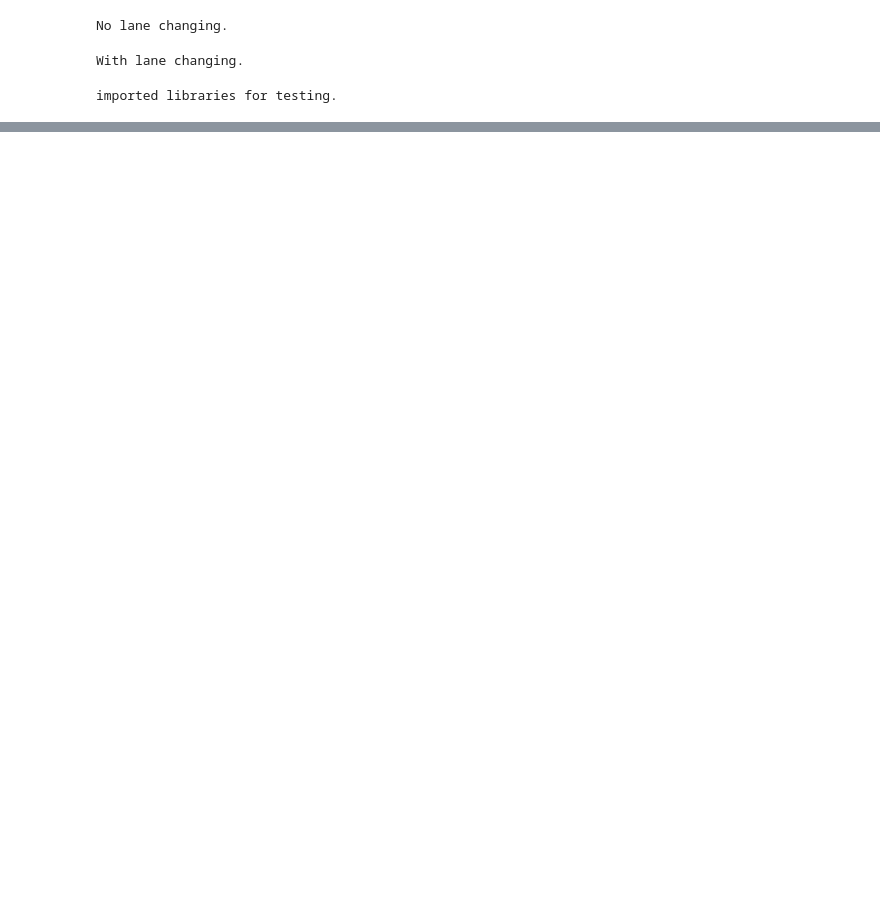
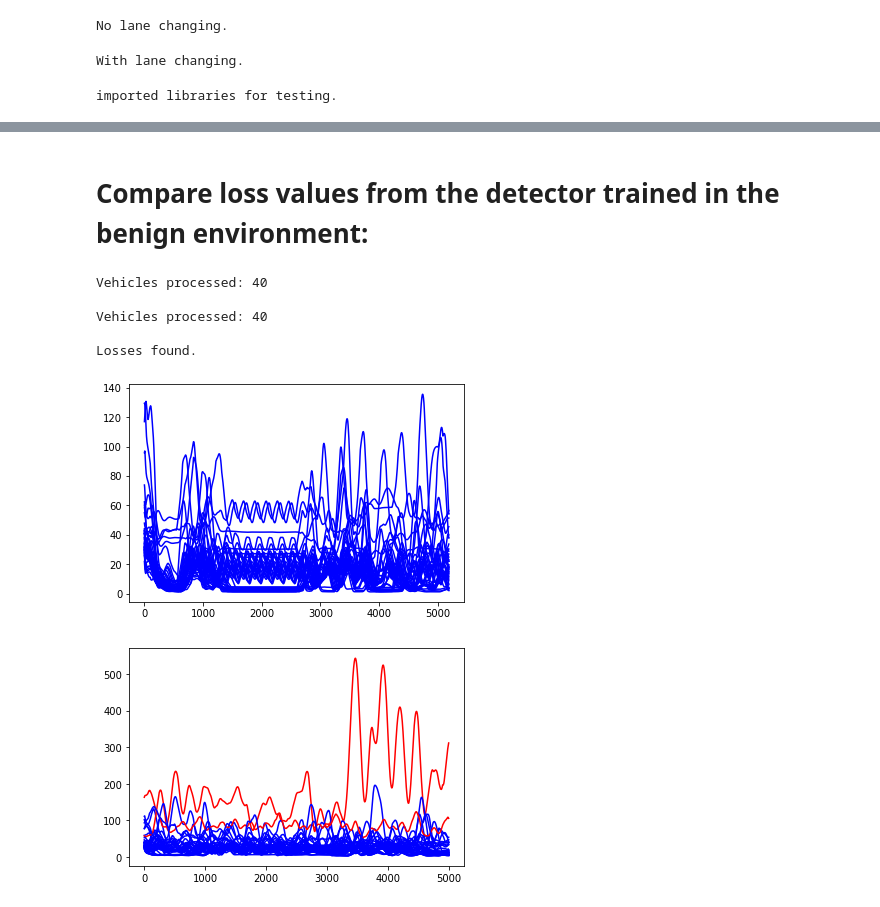
Before and after one commit to georgegunter/Anti-Flow, a Jupyter notebook: detector_dev/Explore 2 lane ring.ipynb, the cells around one changed output, grey strips where cells are left out. Cells and saved outputs as stored; diff of their text form; code cells hidden in the pictures; blank space fills up the shorter version.

```diff
--- a/detector_dev/Explore 2 lane ring.ipynb
+++ b/detector_dev/Explore 2 lane ring.ipynb
@@ -283,0 +464,80 @@ from Detectors.Deep_Learning.AutoEncoders.utils import SeqDataset,train_epoch,ev
+# %% [markdown]
+# Compare loss values from the detector trained in the benign environment:
+# %%
+reload(Detectors.Deep_Learning.AutoEncoders.utils)
+reload(utils)
+from utils import assess_relative_model_on_attack
+import time
+
+
+#This is custom for total observation:
+
+def get_losses(timeseries_dict,model,want_timeseries_plot=True):
+    veh_ids = list(timeseries_dict.keys())
+
+    num_veh_processed = 0
+
+    testing_losses_dict = dict.fromkeys(veh_ids)
+
+    for veh_id in veh_ids:
+        timeseries_list = []
+
+        speed = timeseries_dict[veh_id][:,1]
+        accel = np.gradient(speed,.1)
+        head_way = timeseries_dict[veh_id][:,2]
+        rel_vel = timeseries_dict[veh_id][:,3]
+
+        timeseries_list.append([speed,accel,head_way,rel_vel])
+
+        timeseries_list = [speed,accel,head_way,rel_vel]
+
+        _,loss = sliding_window_mult_feat(model,timeseries_list)
+
+        testing_losses_dict[veh_id]=loss
+
+        num_veh_processed+=1
+
+        sys.stdout.write('\r'+'Vehicles processed: '+str(num_veh_processed)+'\r')
+
+    print('\n')
+
+    smoothed_losses = dict.fromkeys(veh_ids)
+    time = timeseries_dict[veh_ids[0]][:,0]
+
+    #Get smoothed loss values:
+    for veh_id in veh_ids:
+        loss = testing_losses_dict[veh_id]
+        smoothed_loss = loss_smooth(time,loss)
+
+        smoothed_losses[veh_id] =  loss_smooth(time,loss)
+
+
+    if(want_timeseries_plot):
+        plt.figure()
+
+        for veh_id in veh_ids:
+            smoothed_loss = smoothed_losses[veh_id]
+            if('FStop' in veh_id):
+                plt.plot(smoothed_loss,'r')
+            else:
+                plt.plot(smoothed_loss,'b')
+
+    return smoothed_losses
+
+
+
+model = rel_info_AE_detector
+
+losses_no_attack = get_losses(sim_timeseries_dict_no_attack,model)
+
+losses_with_attack = get_losses(sim_timeseries_dict_with_attack,model)
+
+print('Losses found.')
+# %% [output]
+Vehicles processed: 40
+
+Vehicles processed: 40
+
+Losses found.
+[figure, added]
+[figure, added]
```
Also changed, not shown: parts of 16 cells of this notebook, 25 other files.
